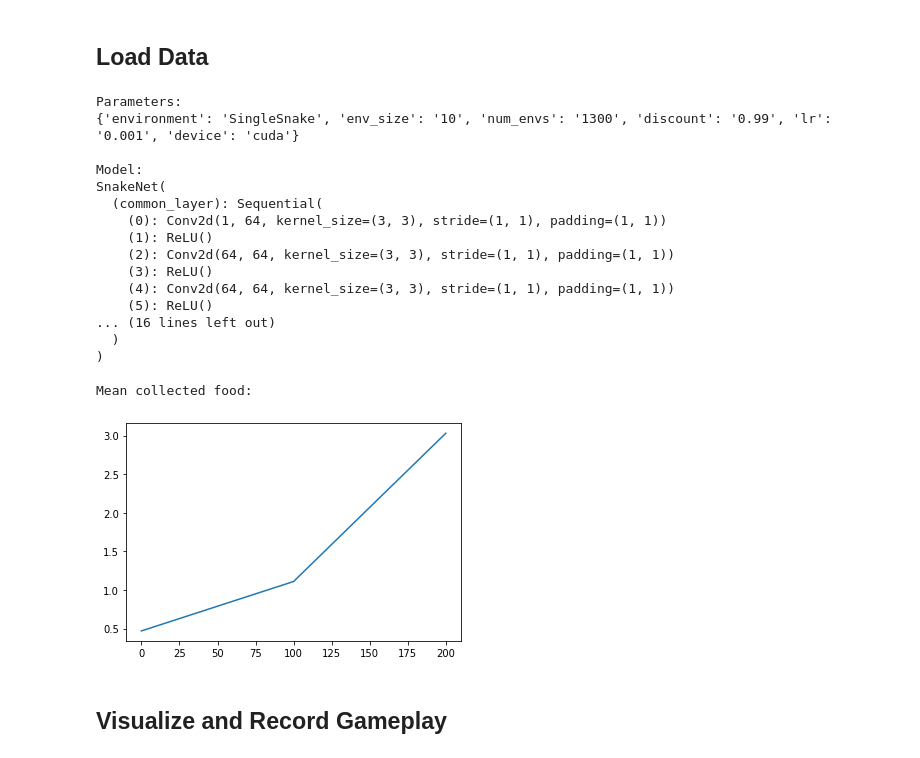
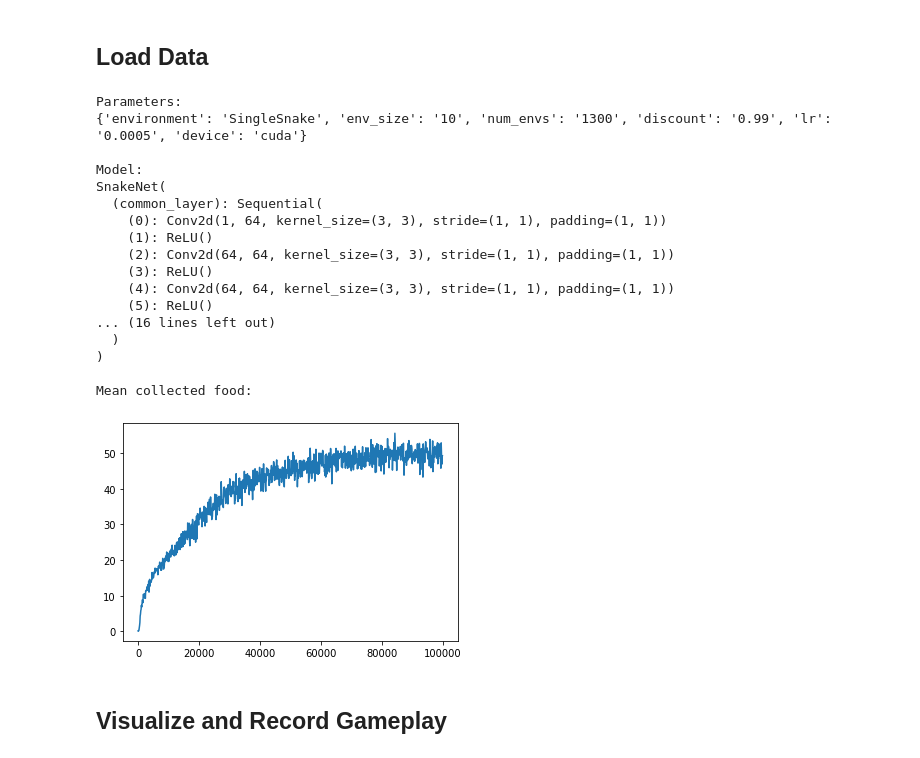
Before and after one commit to keygenx/Fast-Snake, a Jupyter notebook: PG Implementation.ipynb, the cells around one changed output. Drawn from its saved outputs; the diff is of its cells as text; code cells hidden in the pictures.

```diff
--- a/PG Implementation.ipynb
+++ b/PG Implementation.ipynb
@@ -130,6 +130,39 @@ class A2C():
 # %% [markdown]
 ## Defining Some Neural Networks
 # %%
+class NewNet(torch.nn.Module):
+    def __init__(self, size: int):
+        super().__init__()
+        self.layer_length = size*size
+        self.common_layer = torch.nn.Sequential(
+            torch.nn.Conv2d(1, 64, kernel_size=(3,3), stride=(1,1), padding=(1,1)),
+            torch.nn.ReLU(),
+            torch.nn.Conv2d(64, 64, kernel_size=(3,3), stride=(1,1), padding=(1,1)),
+            )
+
+        self.policy_layer = torch.nn.Sequential(
+            torch.nn.ReLU(),
+            torch.nn.Conv2d(64, 2, kernel_size=(1,1), stride=(1,1)),
+            torch.nn.Flatten(),
+            torch.nn.Linear(2*self.layer_length,4),
+            torch.nn.Softmax(dim=-1)
+            )
+
+        self.value_layer = torch.nn.Sequential(
+            torch.nn.ReLU(),
+            torch.nn.Conv2d(64, 1, kernel_size=(1,1), stride=(1,1)),
+            torch.nn.Flatten(),
+            torch.nn.ReLU(),
+            torch.nn.Linear(self.layer_length,64),
+            torch.nn.Linear(64,1)
+            )
+
+    def forward(self,x):
+        x = self.common_layer(x)
+        self.policy = self.policy_layer(x)
+        self.value = self.value_layer(x)
+        return (self.policy, self.value.squeeze(-1))
+
 class SnakeNet(torch.nn.Module):
     def __init__(self, size: int):
         super().__init__()
@@ -169,11 +202,11 @@ class SnakeNet(torch.nn.Module):
 # %% [markdown]
 ## Initializing Environment and Agent
 # %%
-environment = 'SingleSnake'
+environment = 'SimpleGridworld'
 num_envs = 1300 #Number of parallel environments to simulate. Use small value for cpu (eg. 1)
 test_num_envs = 100 #Number of parallel environments when validating
-discount = 0.99
-lr = 0.001
+discount = 0.8
+lr = 0.0005
 env_size = 10
 
 if environment == 'SimpleGridworld':
@@ -184,7 +217,7 @@ if environment == 'SimpleGridworld':
     state_dim = state.shape[1:]
     action_dim = 4
 
-    agent=A2C(NN = SnakeNet, NN_args = (env_size,), lr = lr, discount = discount)
+    agent=A2C(NN = NewNet, NN_args = (env_size,), lr = lr, discount = discount)
 
 elif environment == 'SingleSnake':
     env = SingleSnake(num_envs=num_envs, size=env_size, observation_mode='one_channel', device= DEFAULT_DEVICE, auto_reset= True)
@@ -331,7 +367,7 @@ torch.save(model, F"data/{file_name}.h5")
 ## Load Data
 # %%
 #file name to read
-file_name = "test3"
+file_name = "a2c_snakenet_disc0.99"
 
 parameters = {}
 heading = ["step", "mean", "median", "min", "max", "std", "raw data"]
@@ -351,35 +387,35 @@ with open(F"data/{file_name}.csv", 'rt') as file:
         data_list.append(tuple(nitems[0:6])+(np.array(nitems[6:]),))
 
 
 agent.load(F"data/{file_name}.h5")
 print("Parameters:")
 print(parameters)
 print("\nModel:")
 print(agent.model)
 
 print("\nMean collected food:")
 #Plotting
 plt.plot(step_list, fc_list, label = "Mean")
 plt.show()
 # %% [output]
 Parameters:
-{'environment': 'SingleSnake', 'env_size': '10', 'num_envs': '1300', 'discount': '0.99', 'lr': '0.001', 'device': 'cuda'}
+{'environment': 'SingleSnake', 'env_size': '10', 'num_envs': '1300', 'discount': '0.99', 'lr': '0.0005', 'device': 'cuda'}
 
 Model:
 SnakeNet(
   (common_layer): Sequential(
     (0): Conv2d(1, 64, kernel_size=(3, 3), stride=(1, 1), padding=(1, 1))
     (1): ReLU()
     (2): Conv2d(64, 64, kernel_size=(3, 3), stride=(1, 1), padding=(1, 1))
     (3): ReLU()
     (4): Conv2d(64, 64, kernel_size=(3, 3), stride=(1, 1), padding=(1, 1))
     (5): ReLU()
 ... (16 lines left out)
   )
 )
 
 Mean collected food:
-[figure, old version]
+[figure, new version]
 # %% [markdown]
 ## Visualize and Record Gameplay
 # %%
```
Also changed, not shown: parts of 4 cells of this notebook, 1 other file.
